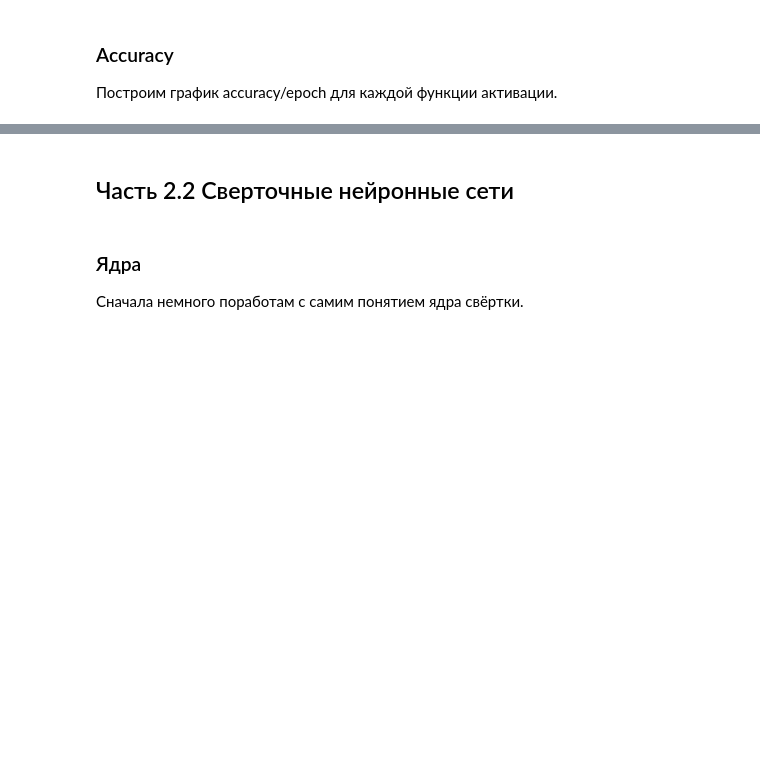
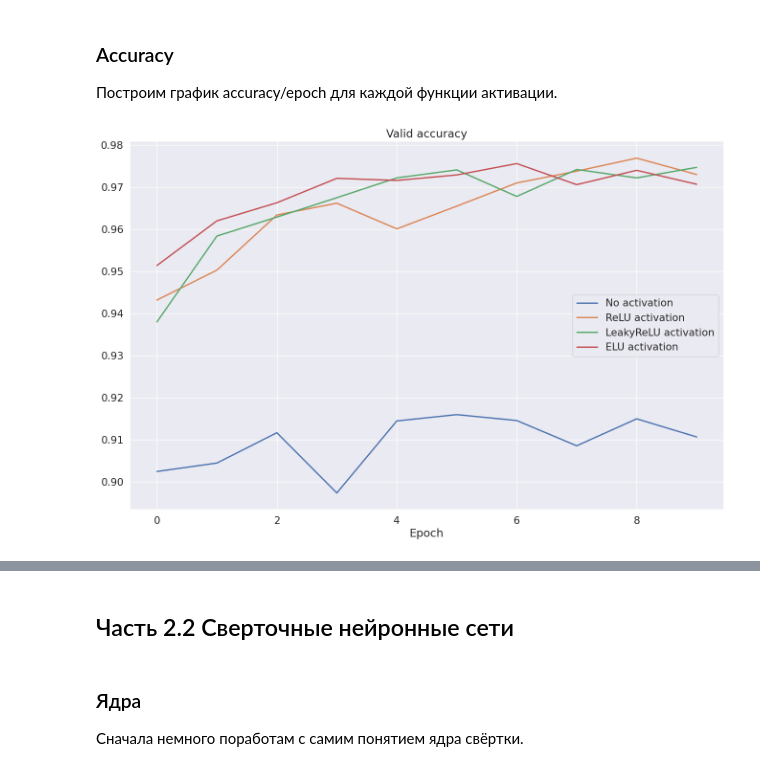
Before and after one commit to KaFFa0/deep-learning-school, a Jupyter notebook: 08_homework_Fully_Connected_and_Convolutional_Neural_Networks/[homework]dense_and_convolutional_nn.ipynb, the cells around one changed output, grey strips where cells are left out. Cells and saved outputs as stored; diff of their text form; code cells hidden in the pictures; blank space fills up the shorter version.

```diff
--- a/08_homework_Fully_Connected_and_Convolutional_Neural_Networks/[homework]dense_and_convolutional_nn.ipynb
+++ b/08_homework_Fully_Connected_and_Convolutional_Neural_Networks/[homework]dense_and_convolutional_nn.ipynb
@@ -281,5 +286,5 @@ model = nn.Sequential(
 # %%
-criterion = #YOUR CODE. Select a loss function
+criterion = nn.CrossEntropyLoss()
 optimizer = torch.optim.Adam(model.parameters())
 
 loaders = {"train": train_dataloader, "valid": valid_dataloader}
@@ -319,17 +324,21 @@ for epoch in range(max_epochs):
         epoch_all = 0
         for x_batch, y_batch in dataloader:
             if k == "train":
-                 # YOUR CODE. Set model to ``train`` mode and calculate outputs. Don't forget zero_grad!
+                 model.train()
+                 optimizer.zero_grad()
+                 outp = model(x_batch)
+                 loss = criterion(outp, y_batch)
+                 loss.backward()
+                 optimizer.step()
             else:
-                 # YOUR CODE. Set model to ``eval`` mode and calculate outputs
+                 model.eval()
+                 with torch.no_grad():
+                    outp = model(x_batch)
             preds = outp.argmax(-1)
-            correct =  # YOUR CODE GOES HERE
-            all =  # YOUR CODE GOES HERE
+            correct = (y_batch == preds).sum()
+            all = y_batch.shape[0]
             epoch_correct += correct.item()
             epoch_all += all
-            if k == "train":
-                loss = criterion(outp, y_batch)
-                # YOUR CODE. Calculate gradients and make a step of your optimizer
         if k == "train":
             print(f"Epoch: {epoch+1}")
         print(f"Loader: {k}. Accuracy: {epoch_correct/epoch_all}")
@@ -339,8 +366,3 @@ for epoch in range(max_epochs):
 Попробуйте разные функции активации. Для каждой функции активации посчитайте массив validation accuracy. Лучше реализовать это в виде функции, берущей на вход активацию и получающей массив из accuracies.
 # %%
 elu_accuracy = accuracy["valid"]
-# %%
-# YOUR CODE. Do the same thing with other activations (it's better to wrap into a function that returns a list of accuracies)
-
-def test_activation_function(activation):
-    #YOUR CODE
@@ -347,4 +431,4 @@ def test_activation_function(activation):
 # %%
 plain_accuracy = test_activation_function(Identical)
-relu_accuracy = #YOUR CODE
-leaky_relu_accuracy = #YOUR CODE
+relu_accuracy = test_activation_function(nn.ReLU)
+leaky_relu_accuracy = test_activation_function(nn.LeakyReLU)
@@ -354,15 +456,17 @@ leaky_relu_accuracy = #YOUR CODE
 # %%
 sns.set(style="darkgrid", font_scale=1.4)
 
 plt.figure(figsize=(16, 10))
 plt.title("Valid accuracy")
-plt.plot(range(max_epochs), plain_accuracy, label="No activation", linewidth=2)
-plt.plot(range(max_epochs), relu_accuracy, label="ReLU activation", linewidth=2)
-plt.plot(range(max_epochs), leaky_relu_accuracy, label="LeakyReLU activation", linewidth=2)
+plt.plot(range(max_epochs), plain_accuracy['valid'], label="No activation", linewidth=2)
+plt.plot(range(max_epochs), relu_accuracy['valid'], label="ReLU activation", linewidth=2)
+plt.plot(range(max_epochs), leaky_relu_accuracy['valid'], label="LeakyReLU activation", linewidth=2)
 plt.plot(range(max_epochs), elu_accuracy, label="ELU activation", linewidth=2)
 plt.legend()
 plt.xlabel("Epoch")
 plt.show()
+# %% [output]
+[figure, added]
 # %%
 plt.figure(figsize=(16, 10))
 plt.title("Valid accuracy")
```
Also changed, not shown: parts of 12 cells of this notebook.
